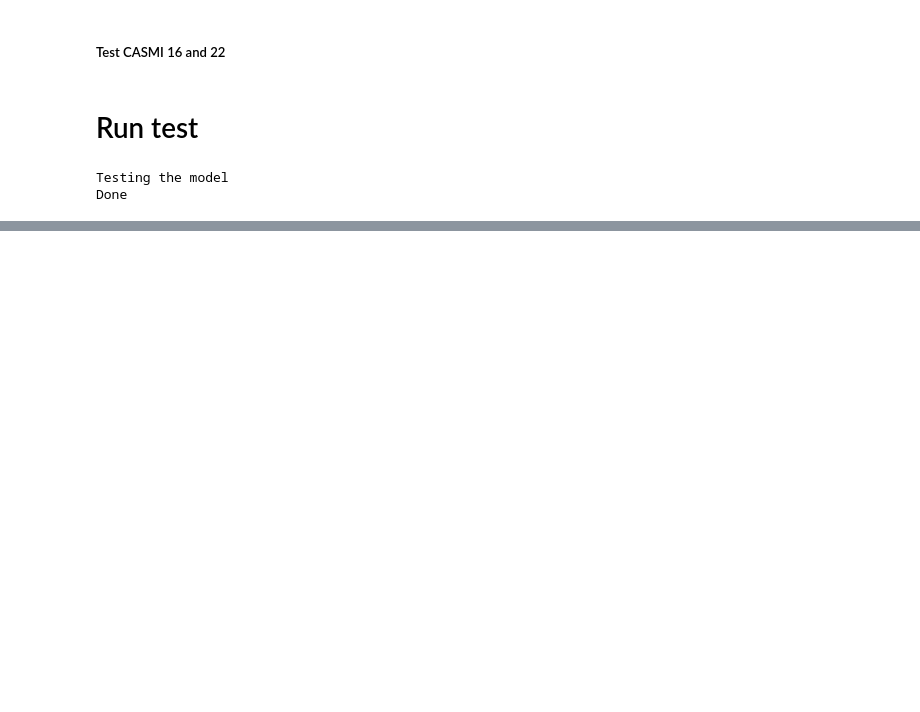
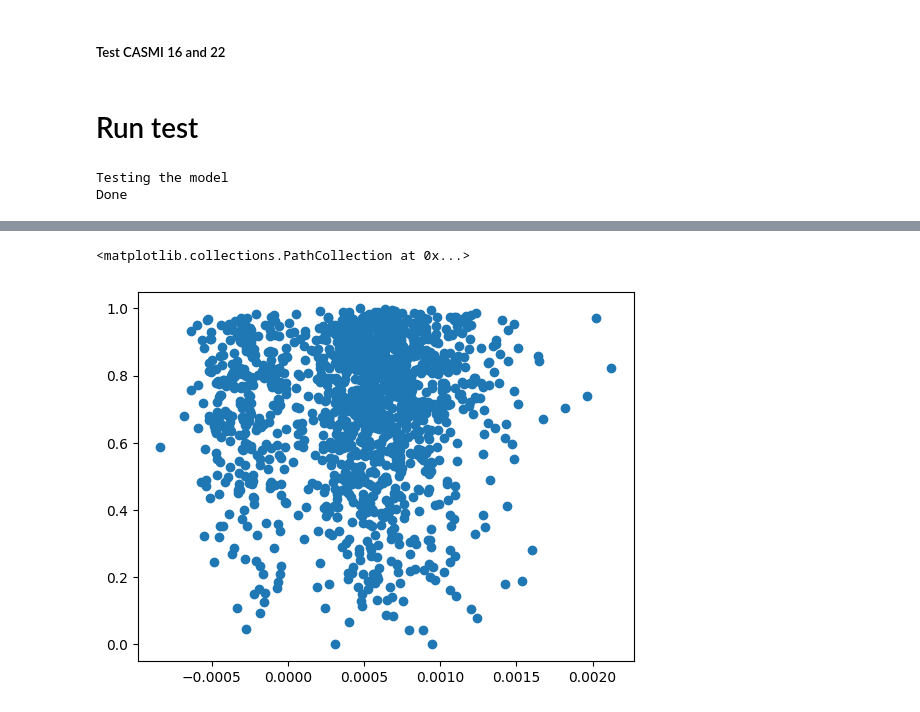
Before and after one commit to Micholms/ms_model_fiora, a Jupyter notebook: notebooks/evaluate_model.ipynb, the cells around one changed output, grey strips where cells are left out. Cells and saved outputs as stored; diff of their text form; code cells hidden in the pictures; blank space fills up the shorter version.

```diff
--- a/notebooks/evaluate_model.ipynb
+++ b/notebooks/evaluate_model.ipynb
@@ -532,0 +433,5 @@ plt.show()
+# %%
+plt.scatter(df_test["M"]-df_test["Target"],df_test["spectral_sqrt_cosine"])
+# %% [output]
+<matplotlib.collections.PathCollection at 0x...>
+[figure, added]
```
Also changed, not shown: parts of 38 cells of this notebook, 2 other files.
